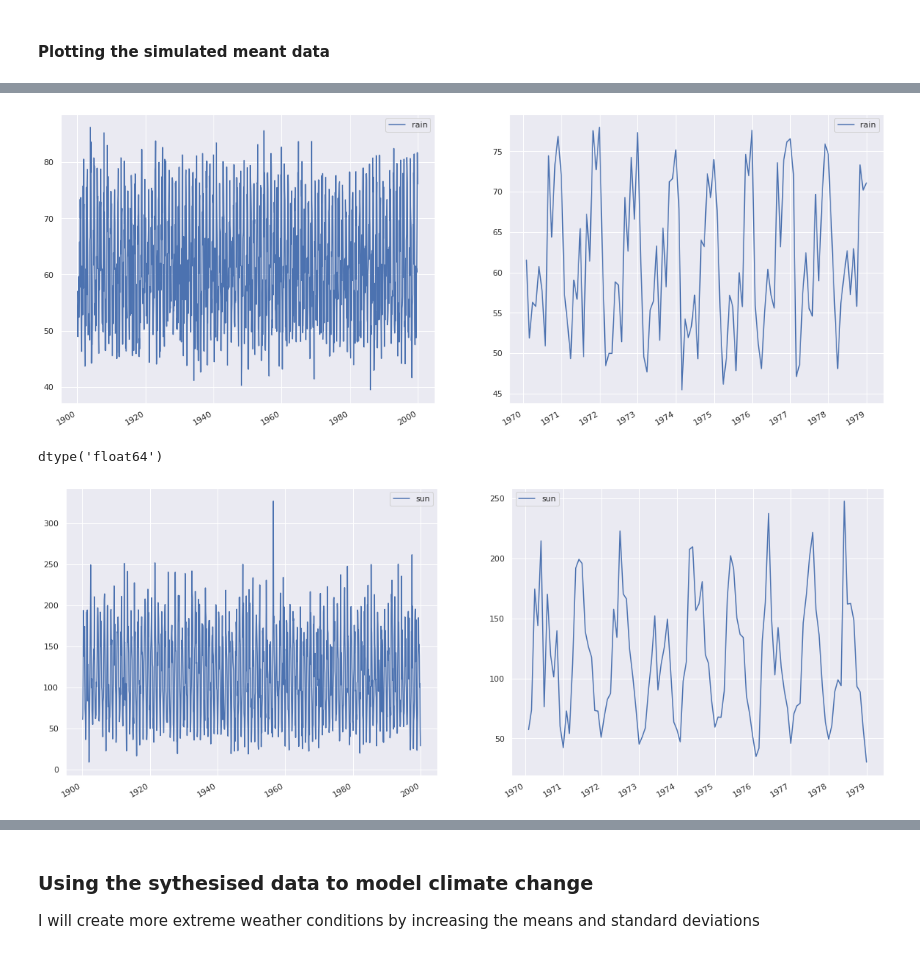
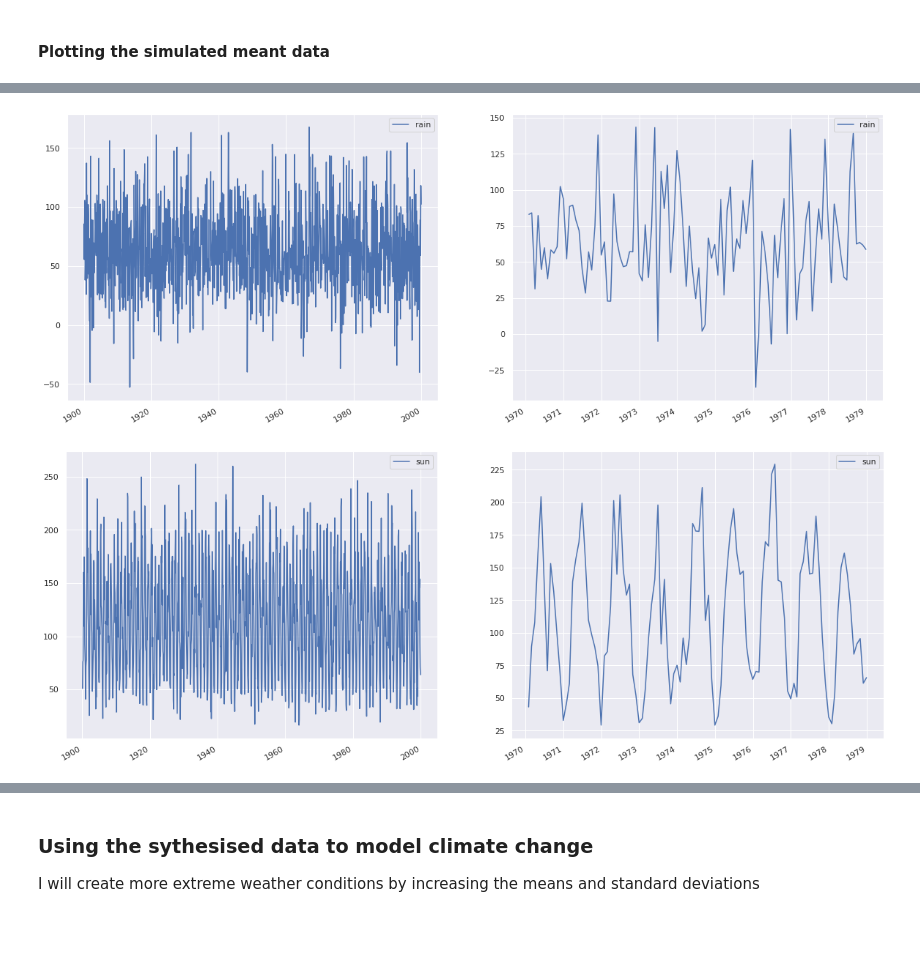
Before and after one commit to AdrianDonohoe/PDAProject2019, a Jupyter notebook: PDA Project - Casement Weather Station.ipynb, the cells around one changed output, grey strips where cells are left out. Saved outputs shown, nothing was run; the diff lists cells and outputs as text; code cells hidden in the pictures; blank space fills up the shorter version.

```diff
--- a/PDA Project - Casement Weather Station.ipynb
+++ b/PDA Project - Casement Weather Station.ipynb
@@ -248,7 +246,7 @@ Name: sun, dtype: float64
 # Function to get the mean of a variable for each month. This will be used later to calculate a randomised variable.
 # the function accepts a dataframe column as its first argument and the standard deviation for normal distribution as its second argument (default is 1)
 # A dataframe with 100 years simulated data is returned
-def get_mean(df_col,sd=1):
+def get_100(df_col):
     jan = df.loc[df.loc[:,'month'] == 1][df_col].mean()
     feb = df.loc[df.loc[:,'month'] == 2][df_col].mean()
     mar = df.loc[df.loc[:,'month'] == 3][df_col].mean()
@@ -262,53 +260,66 @@ def get_mean(df_col,sd=1):
     nov = df.loc[df.loc[:,'month'] == 11][df_col].mean()
     dec = df.loc[df.loc[:,'month'] == 12][df_col].mean()
 
+    sdjan = df.loc[df.loc[:,'month'] == 1][df_col].std()
+    sdfeb = df.loc[df.loc[:,'month'] == 2][df_col].std()
+    sdmar = df.loc[df.loc[:,'month'] == 3][df_col].std()
+    sdapr = df.loc[df.loc[:,'month'] == 4][df_col].std()
+    sdmay = df.loc[df.loc[:,'month'] == 5][df_col].std()
+    sdjun = df.loc[df.loc[:,'month'] == 6][df_col].std()
+    sdjul = df.loc[df.loc[:,'month'] == 7][df_col].std()
+    sdaug = df.loc[df.loc[:,'month'] == 8][df_col].std()
+    sdsep = df.loc[df.loc[:,'month'] == 9][df_col].std()
+    sdocto = df.loc[df.loc[:,'month'] == 10][df_col].std()
+    sdnov = df.loc[df.loc[:,'month'] == 11][df_col].std()
+    sddec = df.loc[df.loc[:,'month'] == 12][df_col].std()
+
     # Create a 100 year date range with a 1 year frequency starting from January
     rng = pd.date_range('1/1/1900', periods=100, freq='12M')
-    jan_100 = pd.DataFrame(np.random.normal(jan,sd,100), index=rng, columns=[df_col]) # Create a DF of 100 samples from normal distribution where standard deviation is 1 and mean is the january meant
+    jan_100 = pd.DataFrame(np.random.normal(jan,sdjan,100), index=rng, columns=[df_col]) # Create a DF of 100 samples from normal distribution where standard deviation is 1 and mean is the january meant
 
     ## Create a 100 year date range with a 1 year frequency starting from February
     rng = pd.date_range('2/1/1900', periods=100, freq='12M')
-    feb_100 = pd.DataFrame(np.random.normal(feb,sd,100), index=rng, columns=[df_col])
+    feb_100 = pd.DataFrame(np.random.normal(feb,sdfeb,100), index=rng, columns=[df_col])
 
     ## Create a 100 year date range with a 1 year frequency starting from March
     rng = pd.date_range('3/1/1900', periods=100, freq='12M')
-    mar_100 = pd.DataFrame(np.random.normal(mar,sd,100), index=rng, columns=[df_col])
+    mar_100 = pd.DataFrame(np.random.normal(mar,sdmar,100), index=rng, columns=[df_col])
 
     ## Create a 100 year date range with a 1 year frequency starting from April
     rng = pd.date_range('4/1/1900', periods=100, freq='12M')
-    apr_100 = pd.DataFrame(np.random.normal(apr,sd,100), index=rng, columns=[df_col])
+    apr_100 = pd.DataFrame(np.random.normal(apr,sdapr,100), index=rng, columns=[df_col])
 
     ## Create a 100 year date range with a 1 year frequency starting from May
     rng = pd.date_range('5/1/1900', periods=100, freq='12M')
-    may_100 = pd.DataFrame(np.random.normal(may,sd,100), index=rng, columns=[df_col])
+    may_100 = pd.DataFrame(np.random.normal(may,sdmay,100), index=rng, columns=[df_col])
 
     ## Create a 100 year date range with a 1 year frequency starting from June
     rng = pd.date_range('6/1/1900', periods=100, freq='12M')
-    jun_100 = pd.DataFrame(np.random.normal(jun,sd,100), index=rng, columns=[df_col])
+    jun_100 = pd.DataFrame(np.random.normal(jun,sdjun,100), index=rng, columns=[df_col])
 
     ## Create a 100 year date range with a 1 year frequency starting from July
     rng = pd.date_range('7/1/1900', periods=100, freq='12M')
-    jul_100 = pd.DataFrame(np.random.normal(jul,sd,100), index=rng, columns=[df_col])
+    jul_100 = pd.DataFrame(np.random.normal(jul,sdjul,100), index=rng, columns=[df_col])
 
     ## Create a 100 year date range with a 1 year frequency starting from August
     rng = pd.date_range('8/1/1900', periods=100, freq='12M')
-    aug_100 = pd.DataFrame(np.random.normal(aug,sd,100), index=rng, columns=[df_col])
+    aug_100 = pd.DataFrame(np.random.normal(aug,sdaug,100), index=rng, columns=[df_col])
 
     ## Create a 100 year date range with a 1 year frequency starting from September
     rng = pd.date_range('9/1/1900', periods=100, freq='12M')
-    sept_100 = pd.DataFrame(np.random.normal(sep,sd,100), index=rng, columns=[df_col])
+    sept_100 = pd.DataFrame(np.random.normal(sep,sdsep,100), index=rng, columns=[df_col])
 
     ## Create a 100 year date range with a 1 year frequency starting from October
     rng = pd.date_range('10/1/1900', periods=100, freq='12M')
-    oct_100 = pd.DataFrame(np.random.normal(octo,sd,100), index=rng, columns=[df_col])
+    oct_100 = pd.DataFrame(np.random.normal(octo,sdocto,100), index=rng, columns=[df_col])
 
     ## Create a 100 year date range with a 1 year frequency starting from November
     rng = pd.date_range('11/1/1900', periods=100, freq='12M')
-    nov_100 = pd.DataFrame(np.random.normal(nov,sd,100), index=rng, columns=[df_col])
+    nov_100 = pd.DataFrame(np.random.normal(nov,sdnov,100), index=rng, columns=[df_col])
 
     ## Create a 100 year date range with a 1 year frequency starting from December
     rng = pd.date_range('12/1/1900', periods=100, freq='12M')
-    dec_100 = pd.DataFrame(np.random.normal(dec,sd,100), index=rng, columns=[df_col])
+    dec_100 = pd.DataFrame(np.random.normal(dec,sddec,100), index=rng, columns=[df_col])
 
     ## Merge all the months
     result = pd.merge(jan_100,feb_100,how='outer',on=df_col,left_index=True, right_index=True) # Adapted from https://stackoverflow.com/a/36293107
@@ -371,18 +382,12 @@ fig.autofmt_xdate();
 # %%
-rain_100 = get_mean('rain',sd=4) # Reference [2]
+rain_100 = get_100('rain')
 # Plot the results
 # Adapted from https://stackoverflow.com/a/31262531
 fig, axes = plt.subplots(1,2,figsize=(20,8))
 sns.lineplot(data=rain_100,ax=axes[0])
 sns.lineplot(data=rain_100['1970-01-01':'1979-01-01'],ax=axes[1])
 axes[0].xaxis.set_major_locator(mdates.AutoDateLocator())
 axes[1].xaxis.set_major_formatter(mdates.DateFormatter('%Y'))
 fig.autofmt_xdate();
 # %% [output]
-[figure, old version]
+[figure, new version]
-# %%
-jan = df.loc[df.loc[:,'month'] == 1]['sun']
-jan.dtype
-#plt.hist(jan);
-# %% [output]
-dtype('float64')
@@ -479,5 +394,5 @@ def get_sun(df_col):
 # %%
-sun_100 = get_sun('sun')
+sun_100 = get_100('sun')
 fig, axes = plt.subplots(1,2,figsize=(20,8))
 sns.lineplot(data=sun_100,ax=axes[0])
 sns.lineplot(data=sun_100['1970-01-01':'1979-01-01'],ax=axes[1])
@@ -485,7 +400,7 @@ axes[0].xaxis.set_major_locator(mdates.AutoDateLocator())
 axes[1].xaxis.set_major_formatter(mdates.DateFormatter('%Y'))
 fig.autofmt_xdate();
 # %% [output]
-[figure, old version]
+[figure, new version]
 # %%
 all_100 = pd.DataFrame()
 # %%
```
Also changed, not shown: parts of 10 cells of this notebook.
